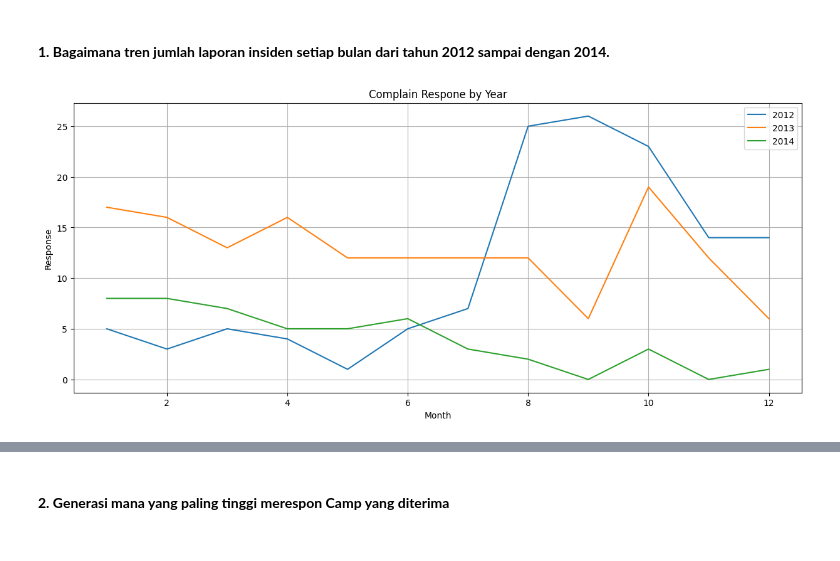
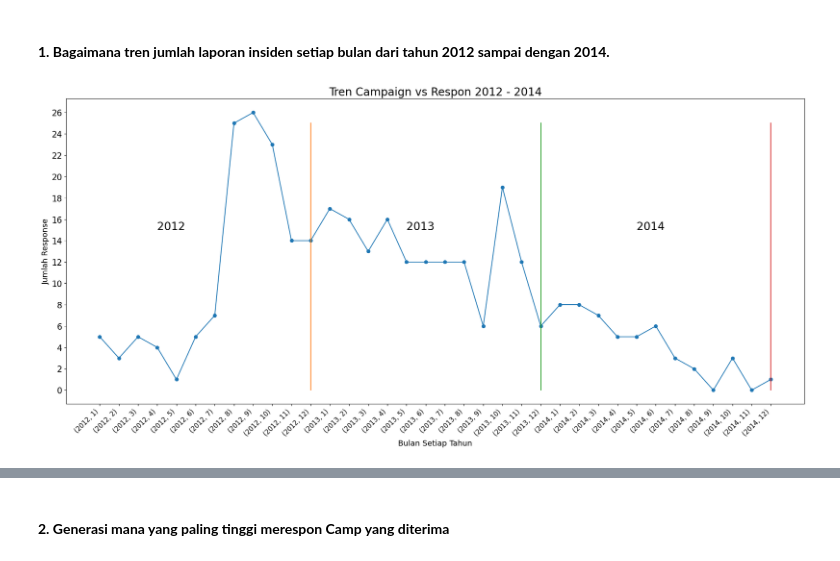
Before and after one commit to hrydwntr/supermarket_customer_analysis, a Jupyter notebook: visualisasi.ipynb, the cells around one changed output, grey strips where cells are left out. Cells and saved outputs as stored; diff of their text form; code cells hidden in the pictures.

```diff
--- a/visualisasi.ipynb
+++ b/visualisasi.ipynb
@@ -289,0 +291,3 @@ trend_df
+# %%
+trend_x=df.groupby(['Year','Month']).sum()[['Response']][0:39]
+trend_x
@@ -359,24 +382,23 @@ all_camp['Total_Campaign']
 dari total camp yang sudah dikeluarkan sebanyak 661 harusnya target yang tercapai adalah 29,84% namun ini malah setengahnya, akan kita bahas di analisis
 # %% [markdown]
 #### **1. Bagaimana tren jumlah laporan insiden setiap bulan dari tahun 2012 sampai dengan 2014.**
-# %%
-respon_pivot = trend_df.pivot(index='Month', columns='Year', values='Response')
-
-fig, ax = plt.subplots(figsize=(15, 6))
-
-plt.plot(respon_pivot.index, respon_pivot[2012], label='2012')
-plt.plot(respon_pivot.index, respon_pivot[2013], label='2013')
-plt.plot(respon_pivot.index, respon_pivot[2014], label='2014')
-
-plt.title('Complain Respone by Year')
-plt.xlabel('Month')
-plt.ylabel('Response')
-
-plt.legend()
-ax.grid(True)
-plt.show()
-# %% [output]
-[figure, removed]
+# %%
+plt.figure(figsize=(24,10))
+plt.plot(trend_df.reset_index()['Response'], 'o-')
+plt.plot([11,11], [0,25])
+plt.plot([23,23], [0,25])
+plt.plot([35,35], [0,25])
+plt.text(3,15,'2012',size=20)
+plt.text(16,15,'2013',size=20)
+plt.text(28,15,'2014',size=20)
+plt.xticks(np.arange(0,36), trend_x.index, rotation=45,ha="right",size=12)
+plt.yticks(np.arange(0,28,2),size=15)
+plt.xlabel('Bulan Setiap Tahun',size=14)
+plt.ylabel('Jumlah Response',size=14)
+plt.title('Tren Campaign vs Respon 2012 - 2014',size=20)
+plt.show()
+# %% [output]
+[figure, added]
 # %% [markdown]
 **Insight**
 1. Dari grafik diatas dapat dilihat bahwa terdapat fluktuatif dari trend line jumlah yang respon setiap tahunnya. Dengan dibedahnya trend yang respon dari tahun 2012 - 2014 jika bisa melihat bahwa terjadi penurunan trend di akhir tahun 2014 dari yang memiliki kenaikan di tahun 2013 lalu drop di tahun berikutnya.
```
Also changed, not shown: parts of 16 cells of this notebook, 1 other file.
